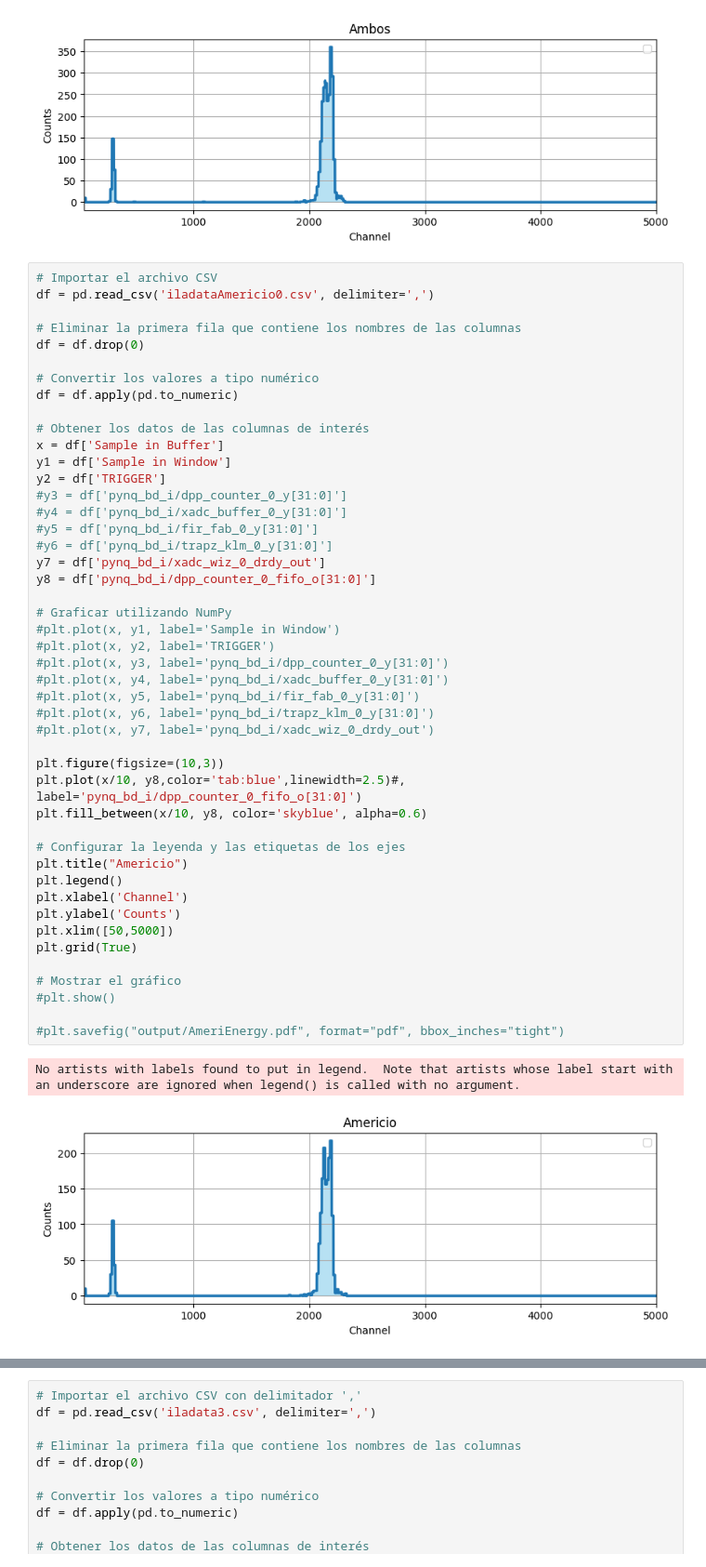
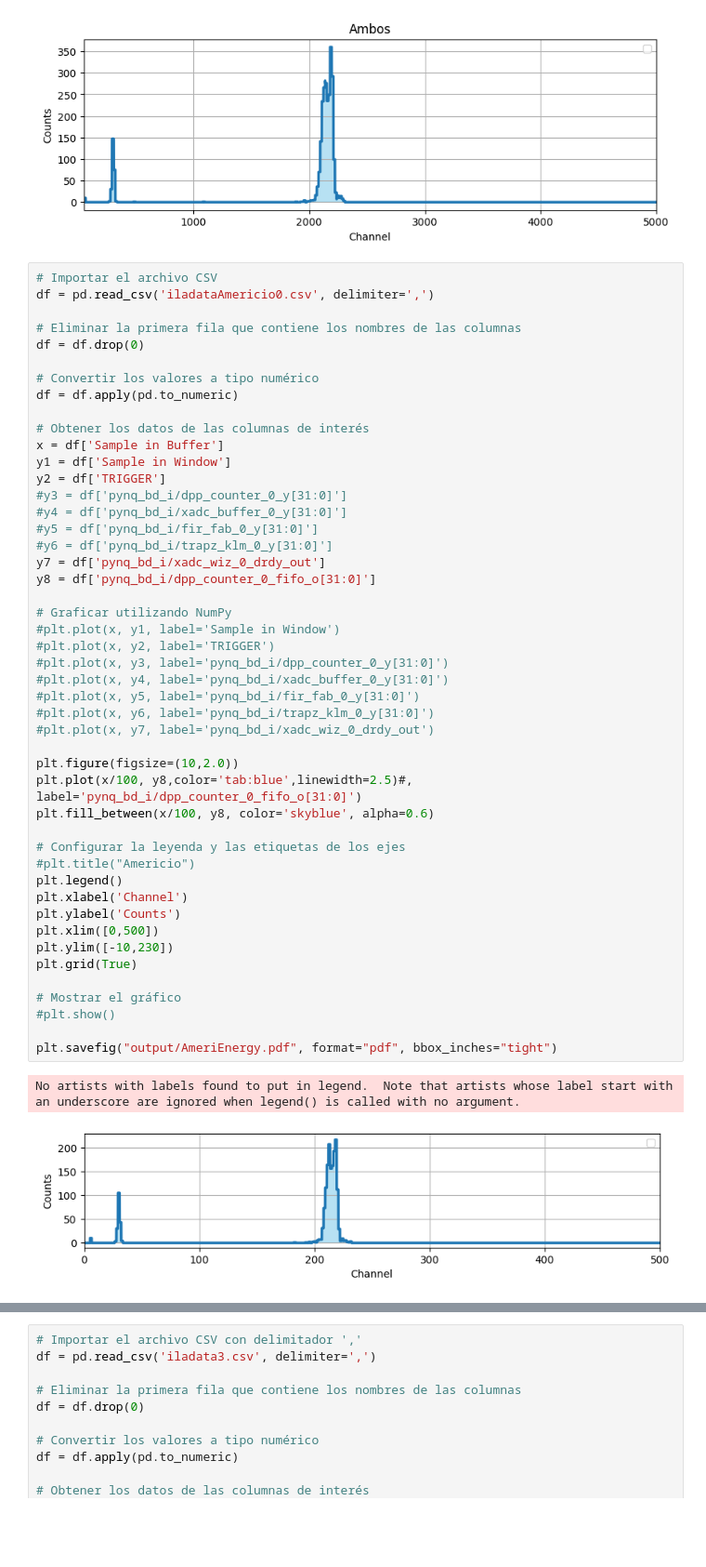
Before and after one commit to fabioc9675/TrapezoidalShaper_Prj, a Jupyter notebook: Notebooks/ILA_process.ipynb, the cells around one changed output, grey strips where cells are left out. Shown at 93% size. Cells and saved outputs as stored; diff of their text form; blank space fills up the shorter version.

Commit message:
New documents to validate Americium Spectrum

```diff
--- a/Notebooks/ILA_process.ipynb
+++ b/Notebooks/ILA_process.ipynb
@@ -176,40 +176,41 @@ x = df['Sample in Buffer']
 y1 = df['Sample in Window']
 y2 = df['TRIGGER']
 #y3 = df['pynq_bd_i/dpp_counter_0_y[31:0]']
 #y4 = df['pynq_bd_i/xadc_buffer_0_y[31:0]']
 #y5 = df['pynq_bd_i/fir_fab_0_y[31:0]']
 #y6 = df['pynq_bd_i/trapz_klm_0_y[31:0]']
 y7 = df['pynq_bd_i/xadc_wiz_0_drdy_out']
 y8 = df['pynq_bd_i/dpp_counter_0_fifo_o[31:0]']
 
 # Graficar utilizando NumPy
 #plt.plot(x, y1, label='Sample in Window')
 #plt.plot(x, y2, label='TRIGGER')
 #plt.plot(x, y3, label='pynq_bd_i/dpp_counter_0_y[31:0]')
 #plt.plot(x, y4, label='pynq_bd_i/xadc_buffer_0_y[31:0]')
 #plt.plot(x, y5, label='pynq_bd_i/fir_fab_0_y[31:0]')
 #plt.plot(x, y6, label='pynq_bd_i/trapz_klm_0_y[31:0]')
 #plt.plot(x, y7, label='pynq_bd_i/xadc_wiz_0_drdy_out')
 
-plt.figure(figsize=(10,3))
-plt.plot(x/10, y8,color='tab:blue',linewidth=2.5)#, label='pynq_bd_i/dpp_counter_0_fifo_o[31:0]')
-plt.fill_between(x/10, y8, color='skyblue', alpha=0.6)
+plt.figure(figsize=(10,2.0))
+plt.plot(x/100, y8,color='tab:blue',linewidth=2.5)#, label='pynq_bd_i/dpp_counter_0_fifo_o[31:0]')
+plt.fill_between(x/100, y8, color='skyblue', alpha=0.6)
 
 # Configurar la leyenda y las etiquetas de los ejes
-plt.title("Americio")
+#plt.title("Americio")
 plt.legend()
 plt.xlabel('Channel')
 plt.ylabel('Counts')
-plt.xlim([50,5000])
+plt.xlim([0,500])
+plt.ylim([-10,230])
 plt.grid(True)
 
 # Mostrar el gráfico
 #plt.show()
 
-#plt.savefig("output/AmeriEnergy.pdf", format="pdf", bbox_inches="tight")
+plt.savefig("output/AmeriEnergy.pdf", format="pdf", bbox_inches="tight")
 # %% [output]
 No artists with labels found to put in legend.  Note that artists whose label start with an underscore are ignored when legend() is called with no argument.
-[figure, old version]
+[figure, new version]
 # %%
 # Importar el archivo CSV
 df = pd.read_csv('iladataTorio0.csv', delimiter=',')
```
Also changed, not shown: parts of 1 cell of this notebook, 4 other files.
